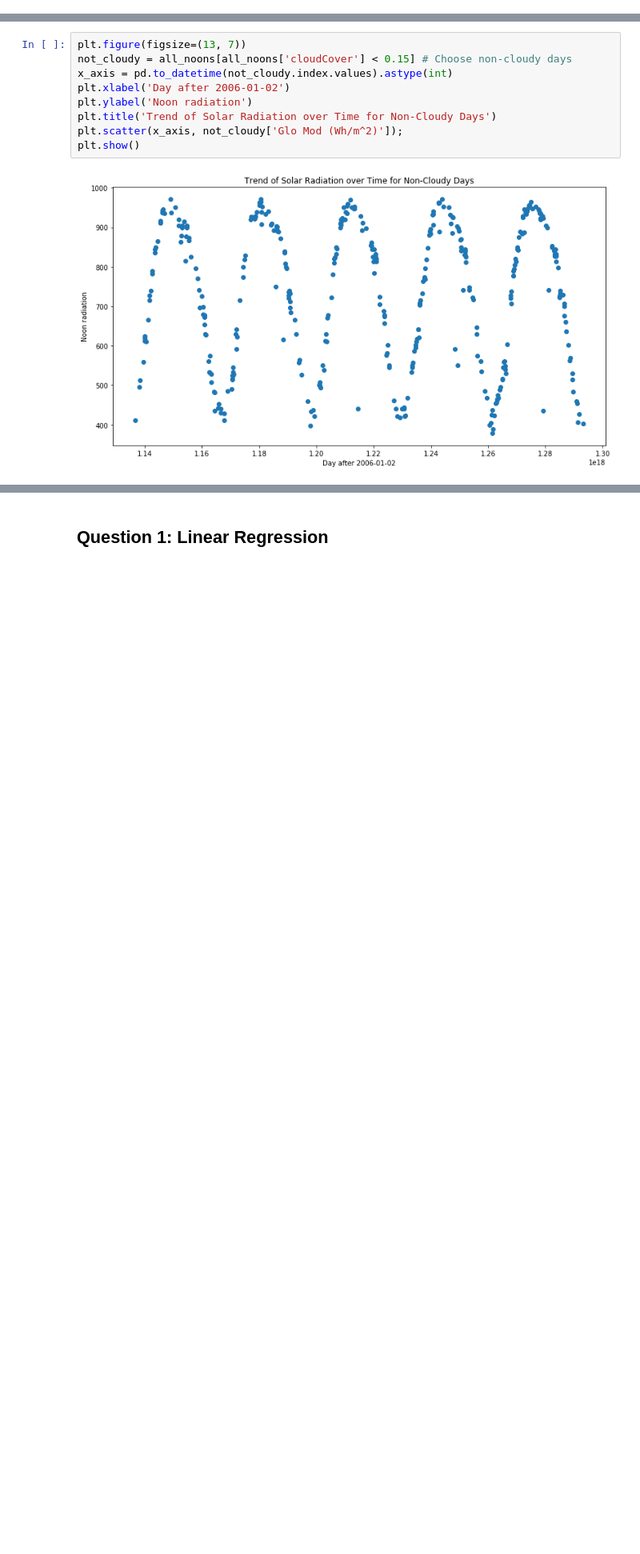
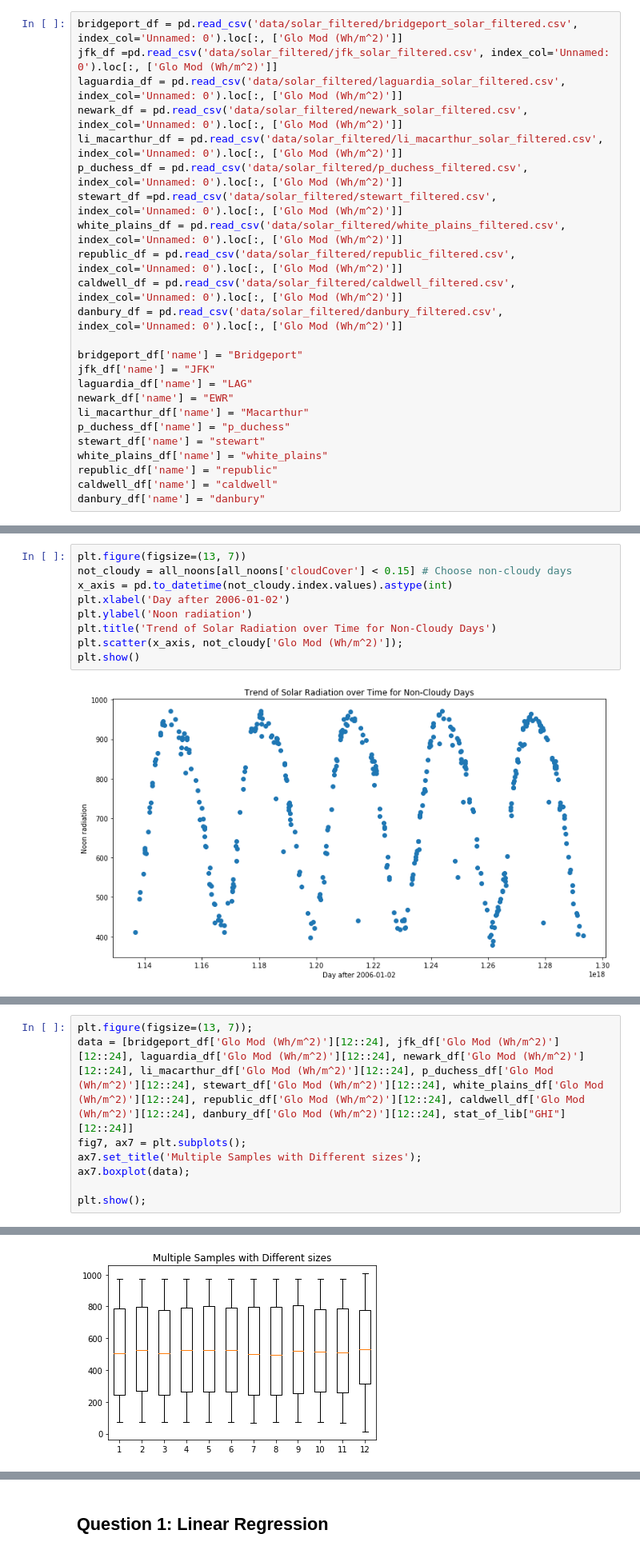
Before and after one commit to jackcsullivan/ER190C_final_proj, a Jupyter notebook: FinalProject.ipynb, the cells around one changed output, grey strips where cells are left out. Shown at 80% size. Saved outputs shown, nothing was run; the diff lists cells and outputs as text; blank space fills up the shorter version.

```diff
--- a/FinalProject.ipynb
+++ b/FinalProject.ipynb
@@ -302,0 +533,24 @@ In this section you will walk through the data cleaning and merging process.  Ex
+# %%
+bridgeport_df = pd.read_csv('data/solar_filtered/bridgeport_solar_filtered.csv', index_col='Unnamed: 0').loc[:, ['Glo Mod (Wh/m^2)']]
+jfk_df =pd.read_csv('data/solar_filtered/jfk_solar_filtered.csv', index_col='Unnamed: 0').loc[:, ['Glo Mod (Wh/m^2)']]
+laguardia_df = pd.read_csv('data/solar_filtered/laguardia_solar_filtered.csv', index_col='Unnamed: 0').loc[:, ['Glo Mod (Wh/m^2)']]
+newark_df = pd.read_csv('data/solar_filtered/newark_solar_filtered.csv', index_col='Unnamed: 0').loc[:, ['Glo Mod (Wh/m^2)']]
+li_macarthur_df = pd.read_csv('data/solar_filtered/li_macarthur_solar_filtered.csv', index_col='Unnamed: 0').loc[:, ['Glo Mod (Wh/m^2)']]
+p_duchess_df = pd.read_csv('data/solar_filtered/p_duchess_filtered.csv', index_col='Unnamed: 0').loc[:, ['Glo Mod (Wh/m^2)']]
+stewart_df =pd.read_csv('data/solar_filtered/stewart_filtered.csv', index_col='Unnamed: 0').loc[:, ['Glo Mod (Wh/m^2)']]
+white_plains_df = pd.read_csv('data/solar_filtered/white_plains_filtered.csv', index_col='Unnamed: 0').loc[:, ['Glo Mod (Wh/m^2)']]
+republic_df = pd.read_csv('data/solar_filtered/republic_filtered.csv', index_col='Unnamed: 0').loc[:, ['Glo Mod (Wh/m^2)']]
+caldwell_df = pd.read_csv('data/solar_filtered/caldwell_filtered.csv', index_col='Unnamed: 0').loc[:, ['Glo Mod (Wh/m^2)']]
+danbury_df = pd.read_csv('data/solar_filtered/danbury_filtered.csv', index_col='Unnamed: 0').loc[:, ['Glo Mod (Wh/m^2)']]
+
+bridgeport_df['name'] = "Bridgeport"
+jfk_df['name'] = "JFK"
+laguardia_df['name'] = "LAG"
+newark_df['name'] = "EWR"
+li_macarthur_df['name'] = "Macarthur"
+p_duchess_df['name'] = "p_duchess"
+stewart_df['name'] = "stewart"
+white_plains_df['name'] = "white_plains"
+republic_df['name'] = "republic"
+caldwell_df['name'] = "caldwell"
+danbury_df['name'] = "danbury"
@@ -485,0 +806,9 @@ Clearly, there are some interesting (and intuitive) relationships in our data!
+# %%
+plt.figure(figsize=(13, 7));
+data = [bridgeport_df['Glo Mod (Wh/m^2)'][12::24], jfk_df['Glo Mod (Wh/m^2)'][12::24], laguardia_df['Glo Mod (Wh/m^2)'][12::24], newark_df['Glo Mod (Wh/m^2)'][12::24], li_macarthur_df['Glo Mod (Wh/m^2)'][12::24], p_duchess_df['Glo Mod (Wh/m^2)'][12::24], stewart_df['Glo Mod (Wh/m^2)'][12::24], white_plains_df['Glo Mod (Wh/m^2)'][12::24], republic_df['Glo Mod (Wh/m^2)'][12::24], caldwell_df['Glo Mod (Wh/m^2)'][12::24], danbury_df['Glo Mod (Wh/m^2)'][12::24], stat_of_lib["GHI"][12::24]]
+fig7, ax7 = plt.subplots();
+ax7.set_title('Multiple Samples with Different sizes');
+ax7.boxplot(data);
+
+plt.show();
+# %% [output]
@@ -485,0 +816 @@ Clearly, there are some interesting (and intuitive) relationships in our data!
+[figure, added]
```
Also changed, not shown: parts of 87 cells of this notebook, 2 other files.
